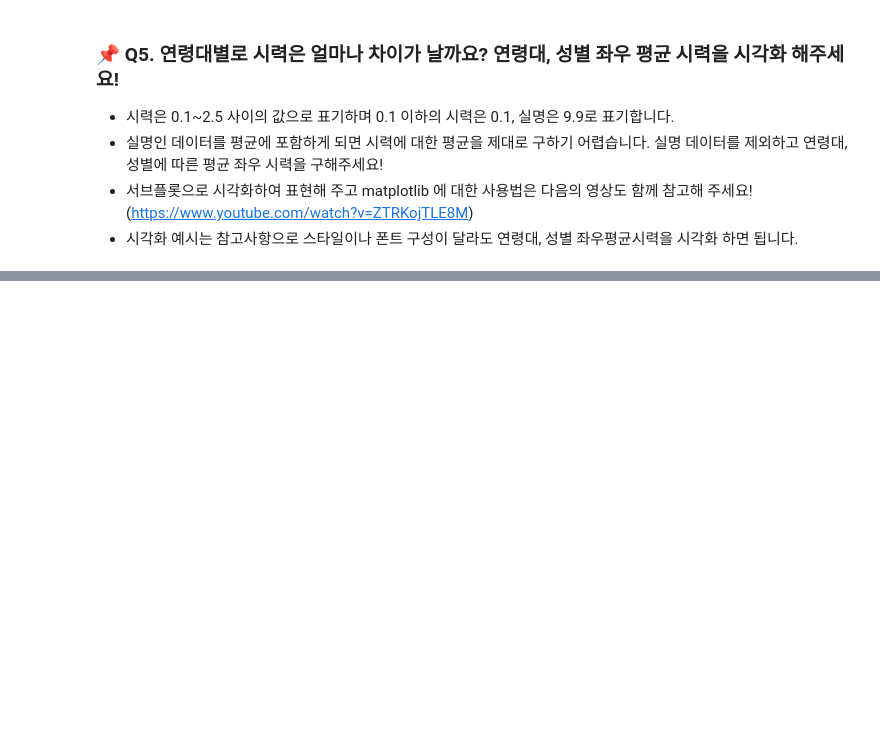
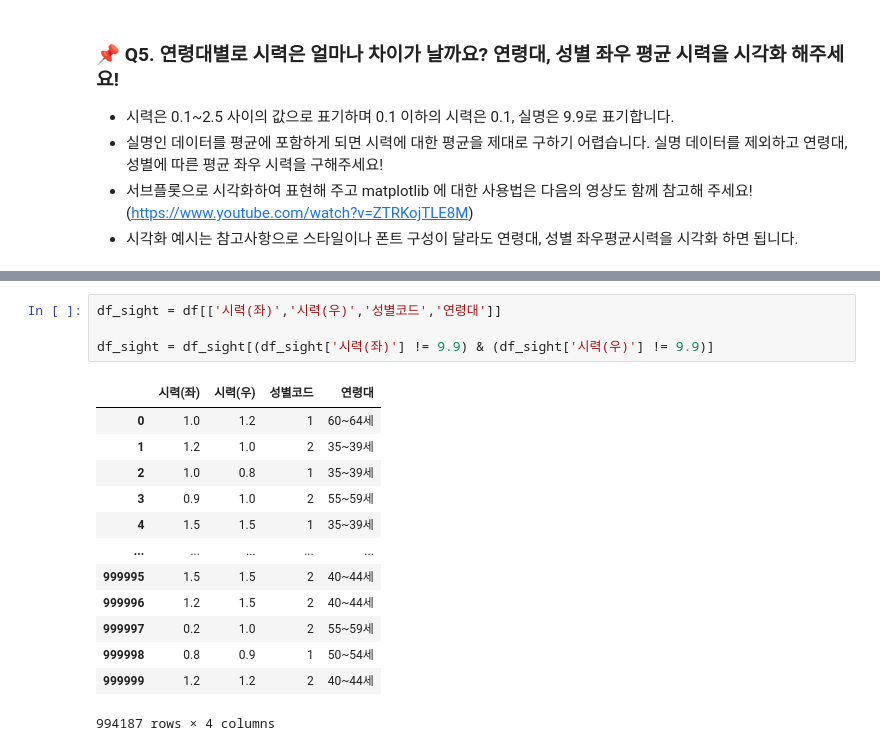
Before and after one commit to Minsoo0405/pythonbasic, a Jupyter notebook: coaching_study/3week_mission.ipynb, the cells around one changed output, grey strips where cells are left out. Saved outputs shown, nothing was run; the diff lists cells and outputs as text; blank space fills up the shorter version.

```diff
--- a/coaching_study/3week_mission.ipynb
+++ b/coaching_study/3week_mission.ipynb
@@ -150,0 +207,18 @@ ValueError: Could not interpret input '흡연상태'
+# %%
+df_sight = df[['시력(좌)','시력(우)','성별코드','연령대']]
+
+df_sight = df_sight[(df_sight['시력(좌)'] != 9.9) & (df_sight['시력(우)'] != 9.9)]
+# %% [output]
+|  | 시력(좌) | 시력(우) | 성별코드 | 연령대 |
+| 0 | 1.0 | 1.2 | 1 | 60~64세 |
+| 1 | 1.2 | 1.0 | 2 | 35~39세 |
+| 2 | 1.0 | 0.8 | 1 | 35~39세 |
+| 3 | 0.9 | 1.0 | 2 | 55~59세 |
+| 4 | 1.5 | 1.5 | 1 | 35~39세 |
+| ... | ... | ... | ... | ... |
+| 999995 | 1.5 | 1.5 | 2 | 40~44세 |
+| 999996 | 1.2 | 1.5 | 2 | 40~44세 |
+| 999997 | 0.2 | 1.0 | 2 | 55~59세 |
+| 999998 | 0.8 | 0.9 | 1 | 50~54세 |
+| 999999 | 1.2 | 1.2 | 2 | 40~44세 |
+994187 rows × 4 columns
```
Also changed, not shown: parts of 9 cells of this notebook.
